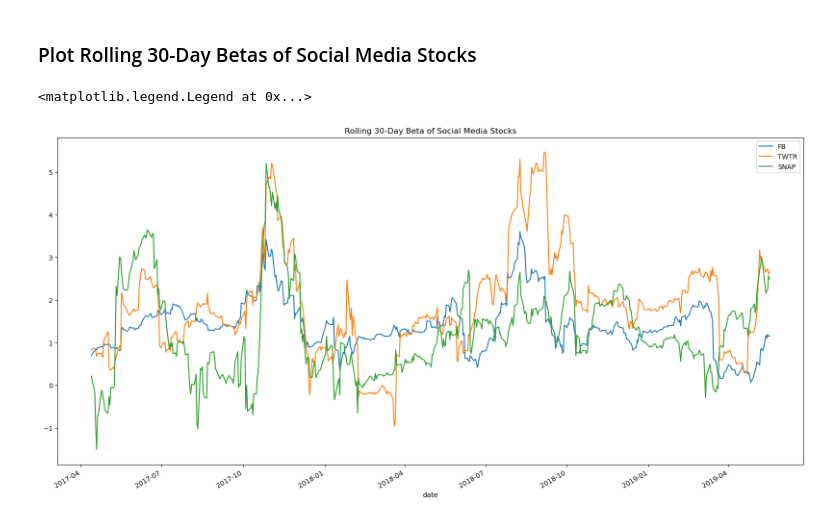
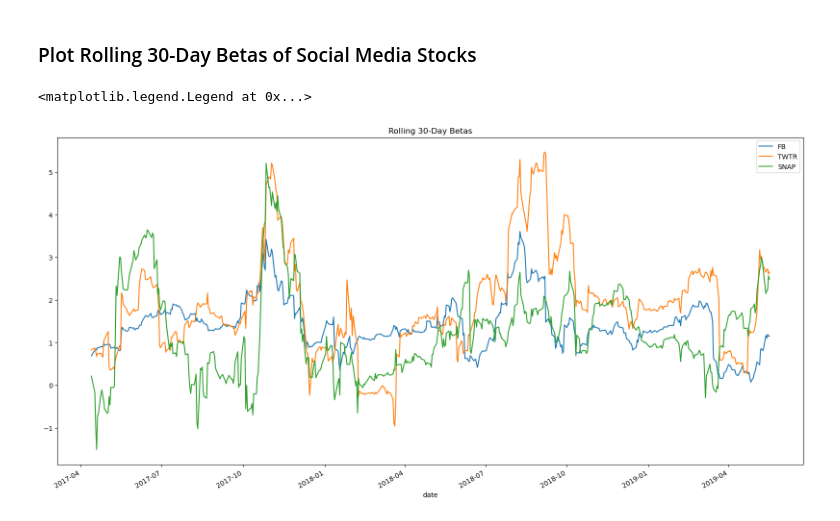
Before and after one commit to seshouan/Modules, a Jupyter notebook: 04-Pandas/1/Activities/06-Stu_Beta/Unsolved/beta_comparisons.ipynb, the cells around one changed output. Saved outputs shown, nothing was run; the diff lists cells and outputs as text; code cells hidden in the pictures.

```diff
--- a/04-Pandas/1/Activities/06-Stu_Beta/Unsolved/beta_comparisons.ipynb
+++ b/04-Pandas/1/Activities/06-Stu_Beta/Unsolved/beta_comparisons.ipynb
@@ -38,15 +38,16 @@ sp500_df.head()
 ### Combine DataFrames, Sort Index, and Rename Columns
 # %%
 # Create a new pivot table where the columns are the closing prices for each ticker
-
+combined_df = pd.concat([fb_df, twtr_df, snap_df, sp500_df],axis="columns",join="inner")
 
 # Sort datetime index in ascending order (past to present)
-
+combined_df.sort_index(ascending=True, inplace=True)
 
 # Set column names to 'FB' 'TWTR', 'SNAP', and 'S&P 500'
-
+combined_df.columns = ["FB","TWTR","SNAP","S&P 500"]
 
 # Display a few rows
+combined_df.loc["2017-03-02":"2017-03-08"]
 # %% [output]
 |  | FB | TWTR | SNAP | S&P 500 |
 | date |  |  |  |  |
@@ -59,6 +60,8 @@ sp500_df.head()
 ### Calculate Daily Returns
 # %%
 # Use the `pct_change` function to calculate daily returns of closing prices for each column
+returns_df = combined_df.pct_change()
+returns_df.loc["2017-03-02":"2017-03-08"]
 # %% [output]
 |  | FB | TWTR | SNAP | S&P 500 |
 | date |  |  |  |  |
@@ -89,11 +112,25 @@ FB: 1.2815248952670955 | TWTR: 1.509751599647906 | SNAP: 1.1097434117740557
 ### Calculate 30-Day Rolling Betas of AMZN Returns vs. S&P 500 Returns
 # %%
 # Calculate 30-day rolling covariance of AMZN vs. S&P 500 and plot the data
+fb_rolling_cov = returns_df["FB"].rolling(window=30).cov(returns_df["S&P 500"])
+twtr_rolling_cov = returns_df["TWTR"].rolling(window=30).cov(returns_df["S&P 500"])
+snap_rolling_cov = returns_df["SNAP"].rolling(window=30).cov(returns_df["S&P 500"])
+# display(fb_rolling_cov)
+# display(twtr_rolling_cov)
+# display(snap_rolling_cov)
+
+ax = fb_rolling_cov.plot(figsize=(20, 10), title='Rolling 30-Day Covariance Returns vs. S&P 500 Returns')
+twtr_rolling_cov.plot(ax=ax)
+snap_rolling_cov.plot(ax=ax)
 
 # Calculate 30-day rolling variance of S&P 500
-
+snp500_rolling_var = returns_df["S&P 500"].rolling(window=30).var()
+display(snp500_rolling_var)
 
 # Calculate 30-day rolling beta of AMZN and plot the data
+fb_rolling_beta = fb_rolling_cov / snp500_rolling_var
+twtr_rolling_beta = twtr_rolling_cov / snp500_rolling_var
+snap_rolling_beta = snap_rolling_cov / snp500_rolling_var
 # %% [output]
 date
 2017-03-02         NaN
@@ -112,8 +150,12 @@ Length: 557, dtype: float64
 ### Plot Rolling 30-Day Betas of Social Media Stocks
 # %%
 # Set the figure and plot the different datasets as multiple trends on the same figure
+ax = fb_rolling_beta.plot(figsize=(20, 10), title='Rolling 30-Day Betas')
+twtr_rolling_beta.plot(ax=ax)
+snap_rolling_beta.plot(ax=ax)
 
 # Set the legend of the figure
+ax.legend(["FB","TWTR","SNAP"])
 # %% [output]
 <matplotlib.legend.Legend at 0x...>
-[figure, old version]
+[figure, new version]
```
Also changed, not shown: parts of 4 cells of this notebook, 2 other files.
